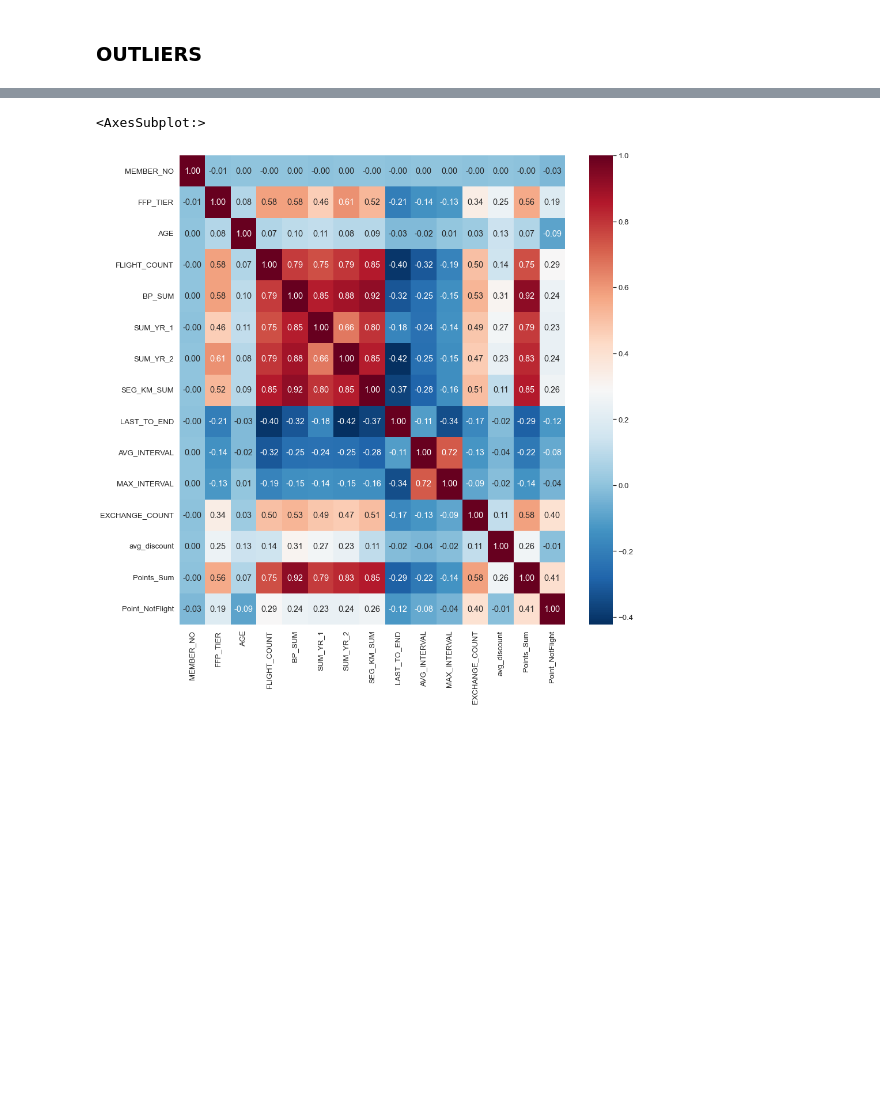
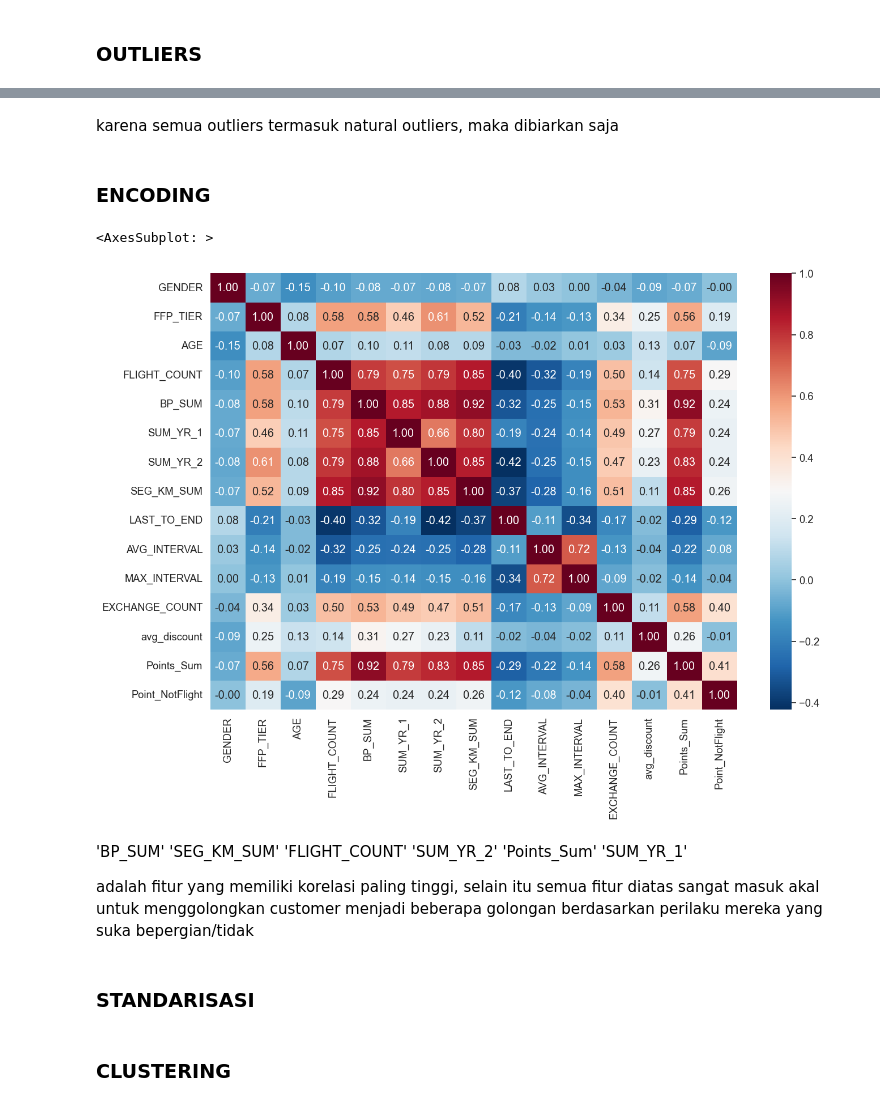
Before and after one commit to arsand07/Airline-Customer-Value-Analysis, a Jupyter notebook: unsupervised.ipynb, the cells around one changed output, grey strips where cells are left out. Cells and saved outputs as stored; diff of their text form; code cells hidden in the pictures; blank space fills up the shorter version.

Commit message:
Cluster

```diff
--- a/unsupervised.ipynb
+++ b/unsupervised.ipynb
@@ -104,14 +147,11 @@ Handling missing value dilakukan dengan Imputation
 # %%
 #data numerik
-df['AGE'].fillna(df['AGE'].mean(), inplace=True)
-df['SUM_YR_1'].fillna(df['SUM_YR_1'].mean(), inplace=True)
-df['SUM_YR_2'].fillna(df['SUM_YR_2'].mean(), inplace=True)
+df['AGE'].fillna(df['AGE'].median(), inplace=True)
+df['SUM_YR_1'].fillna(df['SUM_YR_1'].median(), inplace=True)
+df['SUM_YR_2'].fillna(df['SUM_YR_2'].median(), inplace=True)
 # %%
 # data kategorikal
 df['GENDER']=df['GENDER'].fillna(df['GENDER'].mode()[0])
-df['WORK_CITY']=df['WORK_CITY'].fillna(df['WORK_CITY'].mode()[0])
-df['WORK_PROVINCE']=df['WORK_PROVINCE'].fillna(df['WORK_PROVINCE'].mode()[0])
-df['WORK_COUNTRY']=df['WORK_COUNTRY'].fillna(df['WORK_COUNTRY'].mode()[0])
 # %%
 ## cek missing value kembali
 df.isna().sum()
@@ -141,3 +180,5 @@ False
+# %%
+df.drop_duplicates(inplace=True)
 # %%
 df[num].describe().T
 # %% [output]
@@ -204,7 +228,27 @@ for i,j in enumerate(num):
+# %% [markdown]
+karena semua outliers termasuk natural outliers, maka dibiarkan saja
+# %% [markdown]
+### __ENCODING__
+# %%
+df['FFP_TIER'] = df['FFP_TIER'].astype(int)
+
+df['GENDER'] = df['GENDER'].map({
+        "Male":0,
+        "Female":1
+})
 # %%
 
-plt.figure(figsize=(15,15))
-sns.heatmap(df.corr(), annot=True, fmt='.2f', cmap='RdBu_r')
+plt.figure(figsize=(15,10))
+sns.heatmap(df.corr(), annot=True, fmt='.2f', cmap='RdBu_r' )
 # %% [output]
-<AxesSubplot:>
+<AxesSubplot: >
-[figure, old version]
+[figure, new version]
+# %% [markdown]
+'BP_SUM'
+'SEG_KM_SUM'
+'FLIGHT_COUNT'
+'SUM_YR_2'
+'Points_Sum'
+'SUM_YR_1'
+
+adalah fitur yang memiliki korelasi paling tinggi, selain itu semua fitur diatas sangat masuk akal untuk menggolongkan customer menjadi beberapa golongan berdasarkan perilaku mereka yang suka bepergian/tidak
@@ -210,0 +258,2 @@ sns.heatmap(df.corr(), annot=True, fmt='.2f', cmap='RdBu_r')
+# %% [markdown]
+### __STANDARISASI__
@@ -210,0 +269,2 @@ sns.heatmap(df.corr(), annot=True, fmt='.2f', cmap='RdBu_r')
+# %% [markdown]
+### __CLUSTERING__
```
Also changed, not shown: parts of 34 cells of this notebook.
